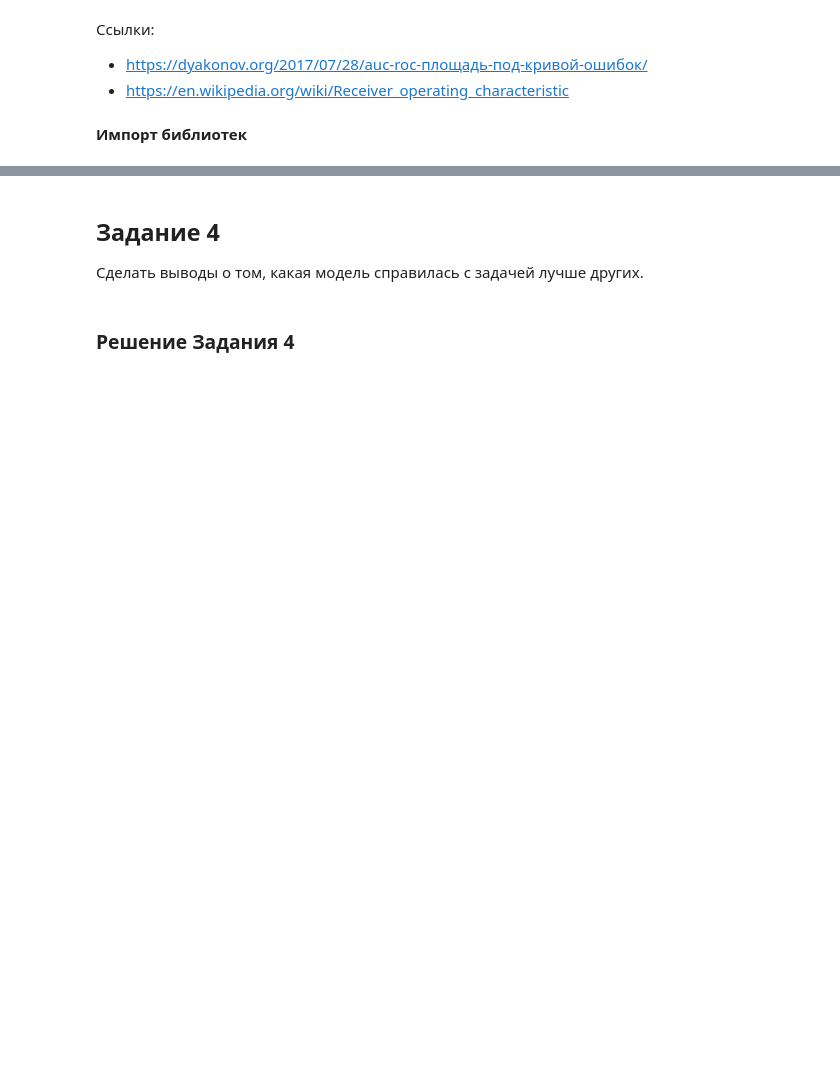
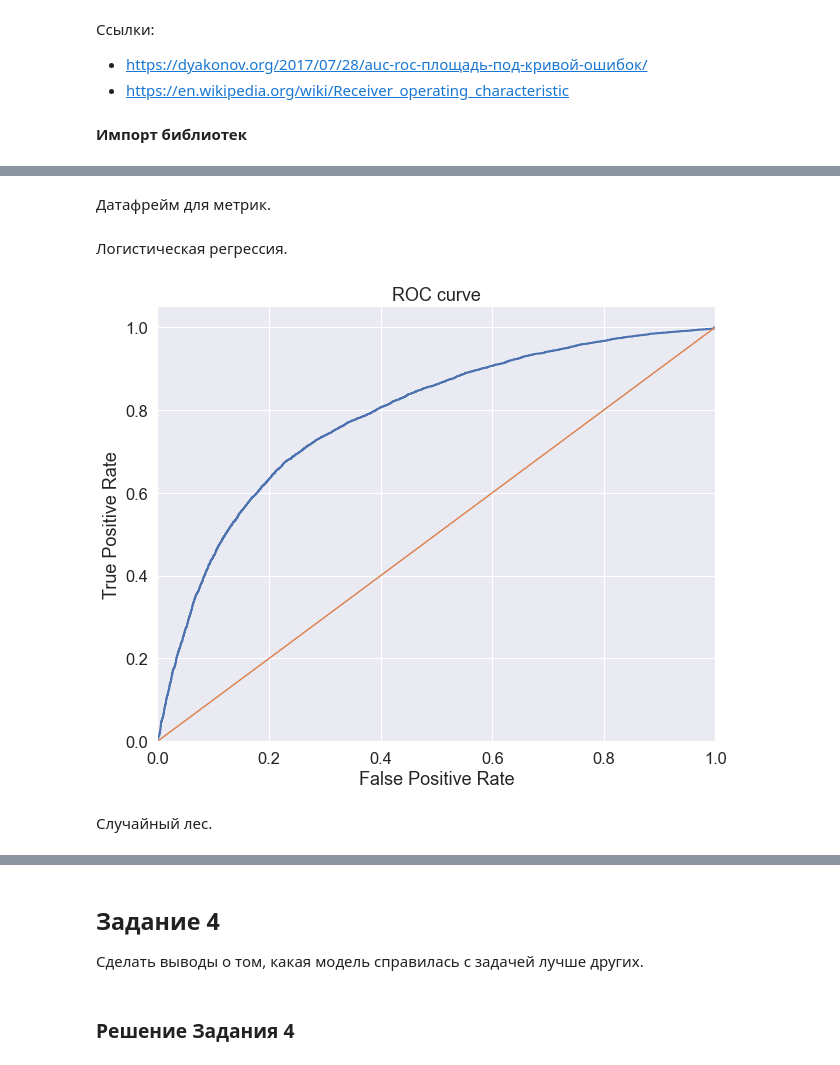
Before and after one commit to shatandv/GB_ML_Business_2021_04_26, a Jupyter notebook: homework/lesson3/les3_homework.ipynb, the cells around one changed output, grey strips where cells are left out. Saved outputs shown, nothing was run; the diff lists cells and outputs as text; code cells hidden in the pictures; blank space fills up the shorter version.

```diff
--- a/homework/lesson3/les3_homework.ipynb
+++ b/homework/lesson3/les3_homework.ipynb
@@ -11,0 +159,4 @@
+# %%
+X_train, X_test, y_train, y_test = train_test_split(df.drop(columns=['cardio']),
+                                                    df['cardio'],
+                                                    random_state=0)
@@ -12,3 +165,34 @@
+# %%
+continuos_cols = ['age', 'height', 'weight', 'ap_hi', 'ap_lo']
+cat_cols = ['gender', 'cholesterol']
+base_cols = ['gluc', 'smoke', 'alco', 'active']
+
+continuos_transformers = []
+cat_transformers = []
+base_transformers = []
+
+for cont_col in continuos_cols:
+    transfomer =  Pipeline([
+                ('selector', NumberSelector(key=cont_col)),
+                ('standard', StandardScaler())
+            ])
+    continuos_transformers.append((cont_col, transfomer))
+
+for cat_col in cat_cols:
+    cat_transformer = Pipeline([
+                ('selector', ColumnSelector(key=cat_col)),
+                ('ohe', OHEEncoder(key=cat_col))
+            ])
+    cat_transformers.append((cat_col, cat_transformer))
+
+for base_col in base_cols:
+    base_transformer = Pipeline([
+                ('selector', NumberSelector(key=base_col))
+            ])
+    base_transformers.append((base_col, base_transformer))
+
+# Объединяем пайплайны признаков в один
+feats = FeatureUnion(continuos_transformers+cat_transformers+base_transformers)
 # %% [markdown]
 ## Задание 1, 2
 1. Обучить несколько разных моделей на наборе данных ССЗ (train_case2.csv): логрег, бустинг, лес и т.д - на ваш выбор 2-3 варианта.
@@ -27,0 +203,18 @@
+# %% [markdown]
+Датафрейм для метрик.
+# %%
+metrics_df = pd.DataFrame(columns=['precision', 'recall', 'f1_score', 'roc_auc', 'cv_roc_auc', 'cv_roc_auc_std'])
+# %% [markdown]
+Логистическая регрессия.
+# %%
+clf_logreg = Pipeline([
+    ('features', feats),
+    ('classifier', LogisticRegression(random_state=42)),
+])
+# %%
+metrics_log = validate_model(clf_logreg, X_train, X_test, y_train, y_test)
+metrics_df = metrics_df.append(metrics_log, ignore_index=True)
+# %% [output]
+[figure, added]
+# %% [markdown]
+Случайный лес.
```
Also changed, not shown: parts of 27 cells of this notebook, 1 other file.
